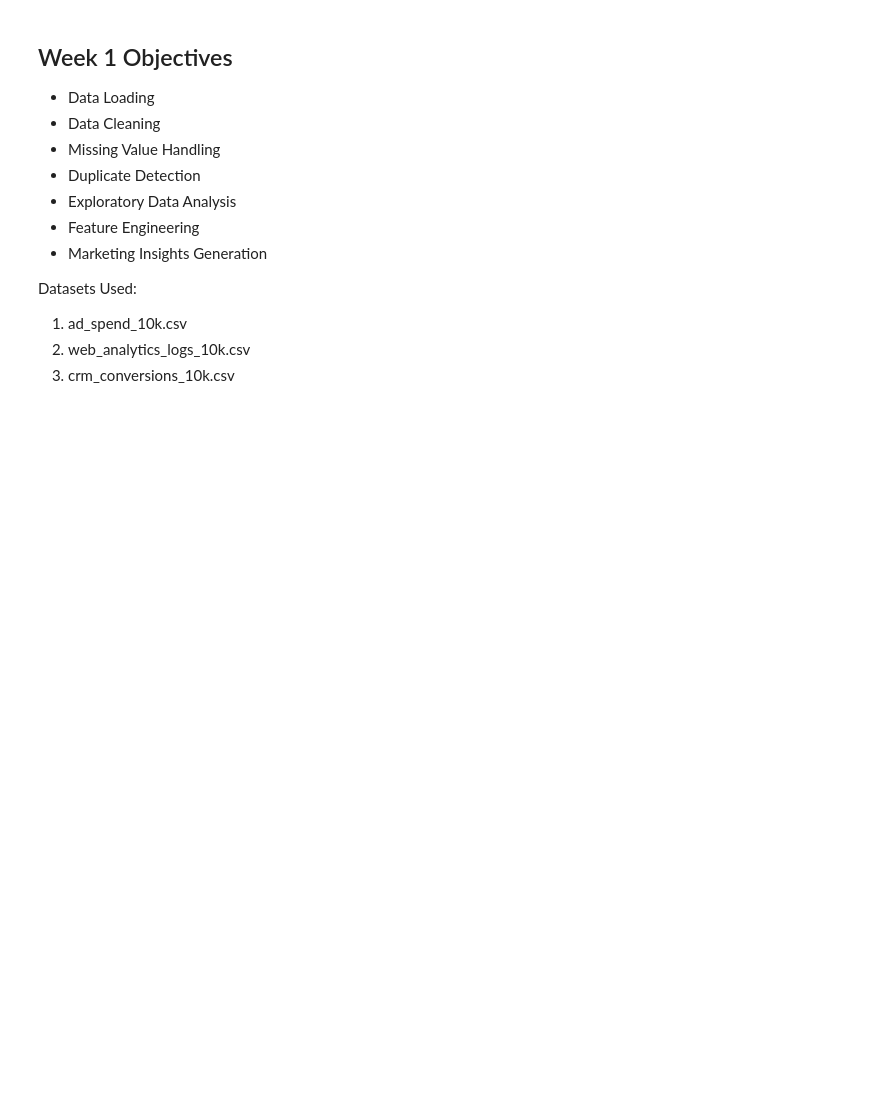
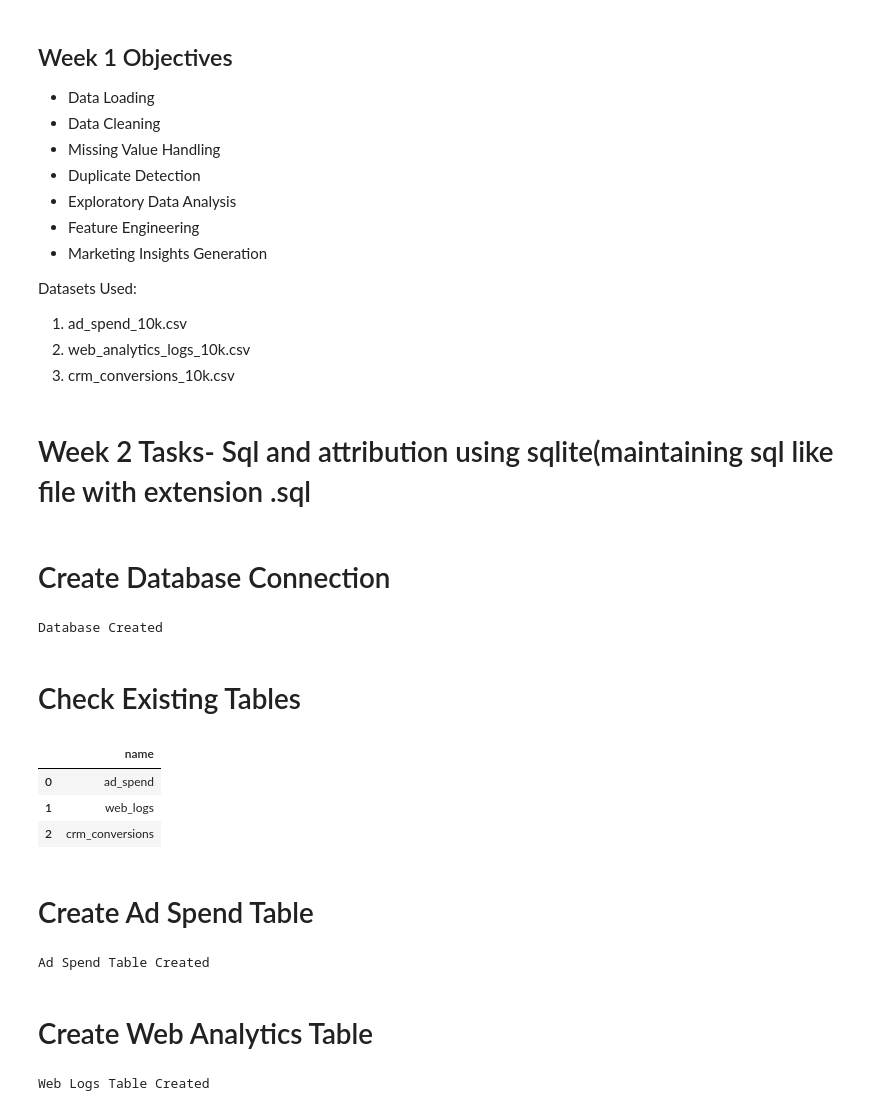
Before and after one commit to hitteshkharyal/Marketing-_ROI_Dashboard, a Jupyter notebook: project1.ipynb, the cells around one changed output. Drawn from its saved outputs; the diff is of its cells as text; code cells hidden in the pictures; blank space fills up the shorter version.

```diff
--- a/project1.ipynb
+++ b/project1.ipynb
@@ -907,3 +906,82 @@ Datasets Used:
 1. ad_spend_10k.csv
 2. web_analytics_logs_10k.csv
 3. crm_conversions_10k.csv
+# %% [markdown]
+<h1 > Week 2 Tasks- Sql and attribution using sqlite(maintaining sql like file with extension .sql</h1>
+# %% [markdown]
+<h1>Create Database Connection</h1>
+# %%
+import sqlite3
+
+conn = sqlite3.connect("marketing.db")
+
+print("Database Created")
+# %% [output]
+Database Created
+# %% [markdown]
+<h1>Check Existing Tables</h1>
+# %%
+import pandas as pd
+cursor = conn.cursor()
+query = """
+SELECT name
+FROM sqlite_master
+WHERE type='table'
+"""
+
+pd.read_sql(query, conn)
+# %% [output]
+|  | name |
+| 0 | ad_spend |
+| 1 | web_logs |
+| 2 | crm_conversions |
+# %% [markdown]
+<h1>Create Ad Spend Table</h1>
+# %%
+cursor.execute("""
+CREATE TABLE IF NOT EXISTS ad_spend (
+    spend_id INTEGER,
+    date TEXT,
+    channel TEXT,
+    campaign TEXT,
+    utm_source TEXT,
+    utm_medium TEXT,
+    utm_campaign TEXT,
+    impressions INTEGER,
+    clicks INTEGER,
+    ad_spend REAL,
+    country TEXT
+)
+""")
+
+conn.commit()
+
+print("Ad Spend Table Created")
+# %% [output]
+Ad Spend Table Created
+# %% [markdown]
+<h1>Create Web Analytics Table</h1>
+# %%
+cursor.execute("""
+CREATE TABLE IF NOT EXISTS web_logs (
+    session_id TEXT,
+    user_id TEXT,
+    session_date TEXT,
+    traffic_source TEXT,
+    utm_source TEXT,
+    utm_medium TEXT,
+    utm_campaign TEXT,
+    device TEXT,
+    city TEXT,
+    country TEXT,
+    pages_viewed INTEGER,
+    session_duration INTEGER,
+    bounce_flag INTEGER
+)
+""")
+
+conn.commit()
+
+print("Web Logs Table Created")
+# %% [output]
+Web Logs Table Created
```
Also changed, not shown: parts of 16 cells of this notebook, 1 other file.
